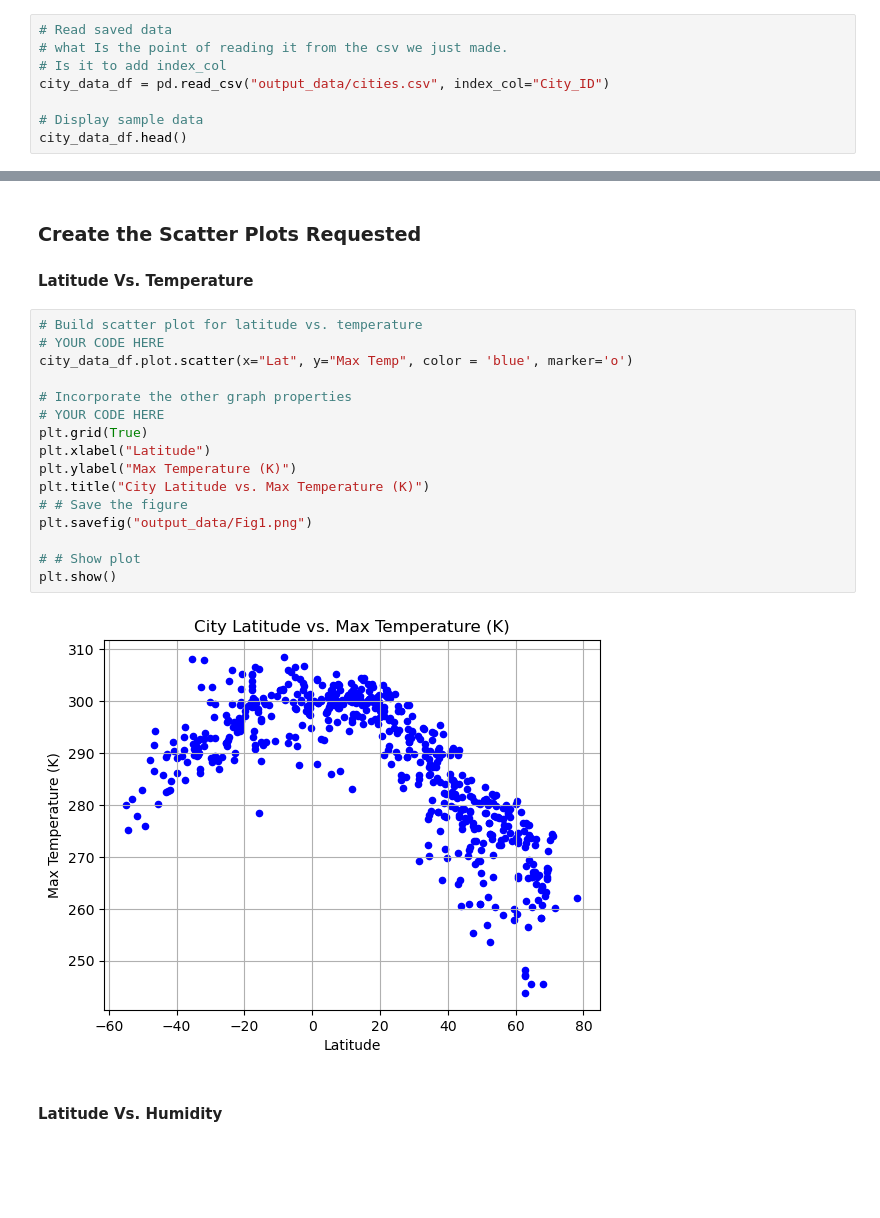
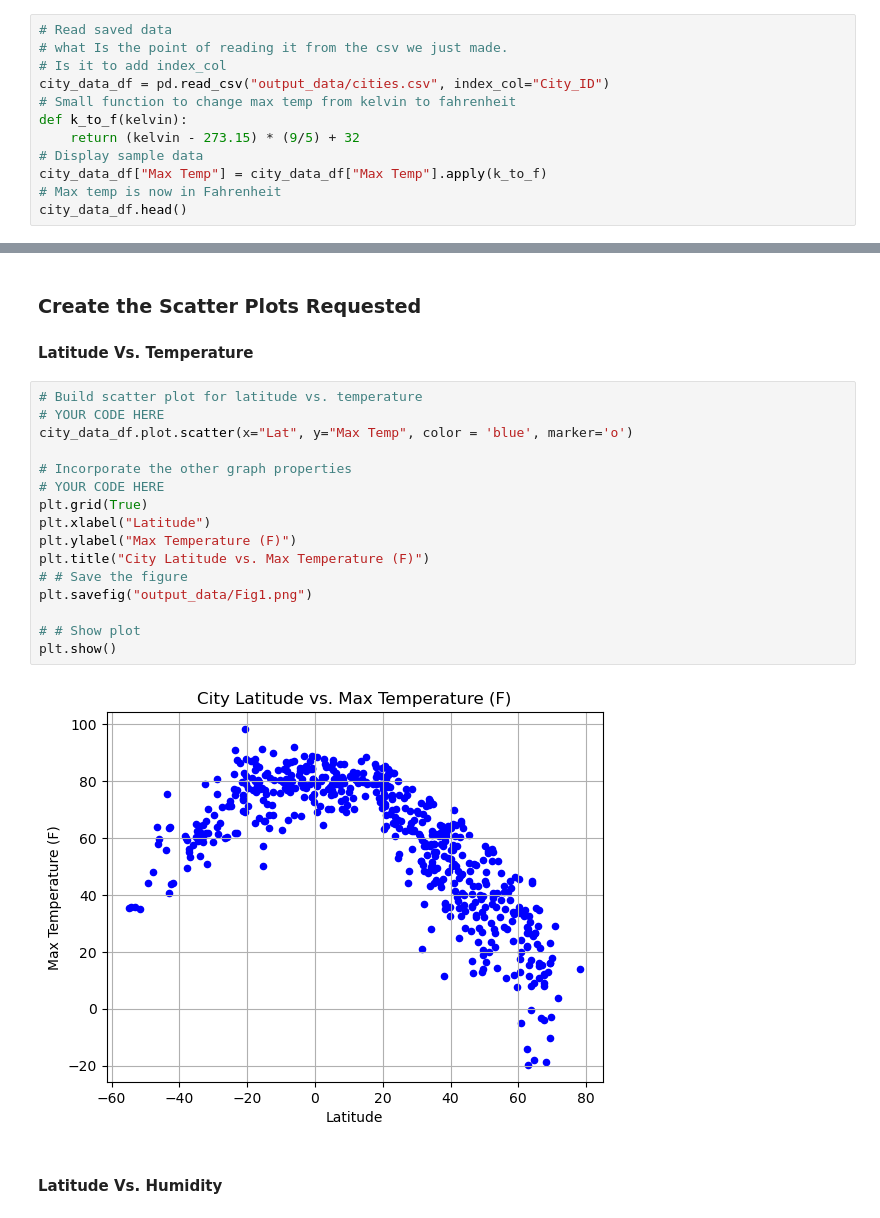
Before and after one commit to matthewjgarcia/python_api_challenge, a Jupyter notebook: WeatherPy/WeatherPy.ipynb, the cells around one changed output, grey strips where cells are left out. Drawn from its saved outputs; the diff is of its cells as text; blank space fills up the shorter version.

```diff
--- a/WeatherPy/WeatherPy.ipynb
+++ b/WeatherPy/WeatherPy.ipynb
@@ -189,8 +189,12 @@ city_data_df.to_csv("output_data/cities.csv", index_label="City_ID")
 # what Is the point of reading it from the csv we just made.
 # Is it to add index_col
 city_data_df = pd.read_csv("output_data/cities.csv", index_col="City_ID")
-
+# Small function to change max temp from kelvin to fahrenheit
+def k_to_f(kelvin):
+    return (kelvin - 273.15) * (9/5) + 32
 # Display sample data
+city_data_df["Max Temp"] = city_data_df["Max Temp"].apply(k_to_f)
+# Max temp is now in Fahrenheit
 city_data_df.head()
 # %% [output]
 |  | City | Lat | Lng | Max Temp | Humidity | Cloudiness | Wind Speed | Country | Date |
@@ -213,21 +217,21 @@ Index(['City', 'Lat', 'Lng', 'Max Temp', 'Humidity', 'Cloudiness',
 # %%
 # Build scatter plot for latitude vs. temperature
 # YOUR CODE HERE
 city_data_df.plot.scatter(x="Lat", y="Max Temp", color = 'blue', marker='o')
 
 # Incorporate the other graph properties
 # YOUR CODE HERE
 plt.grid(True)
 plt.xlabel("Latitude")
-plt.ylabel("Max Temperature (K)")
-plt.title("City Latitude vs. Max Temperature (K)")
+plt.ylabel("Max Temperature (F)")
+plt.title("City Latitude vs. Max Temperature (F)")
 # # Save the figure
 plt.savefig("output_data/Fig1.png")
 
 # # Show plot
 plt.show()
 # %% [output]
-[figure, old version]
+[figure, new version]
 # %% [markdown]
 #### Latitude Vs. Humidity
 # %%
```
Also changed, not shown: parts of 35 cells of this notebook, 5 other files.
